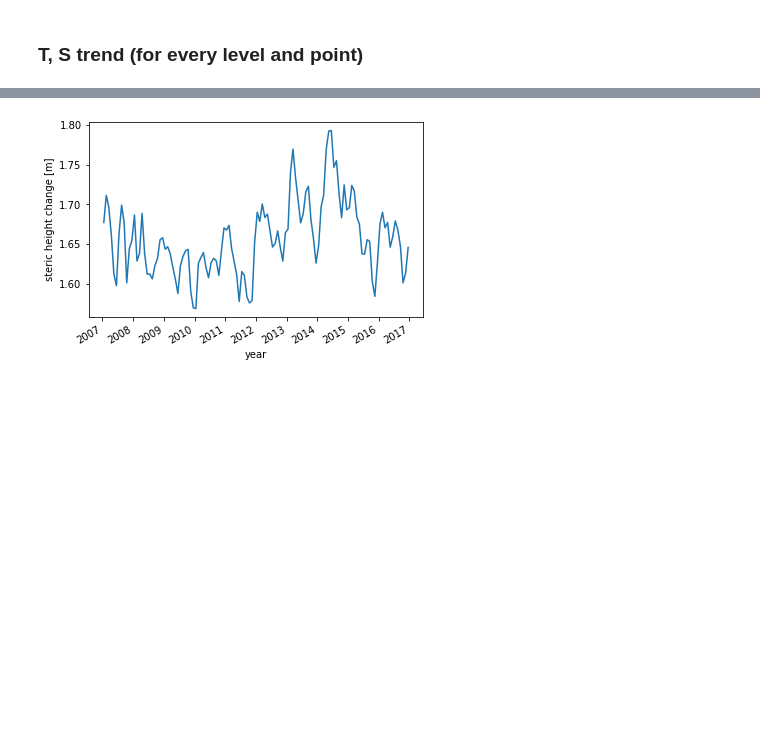
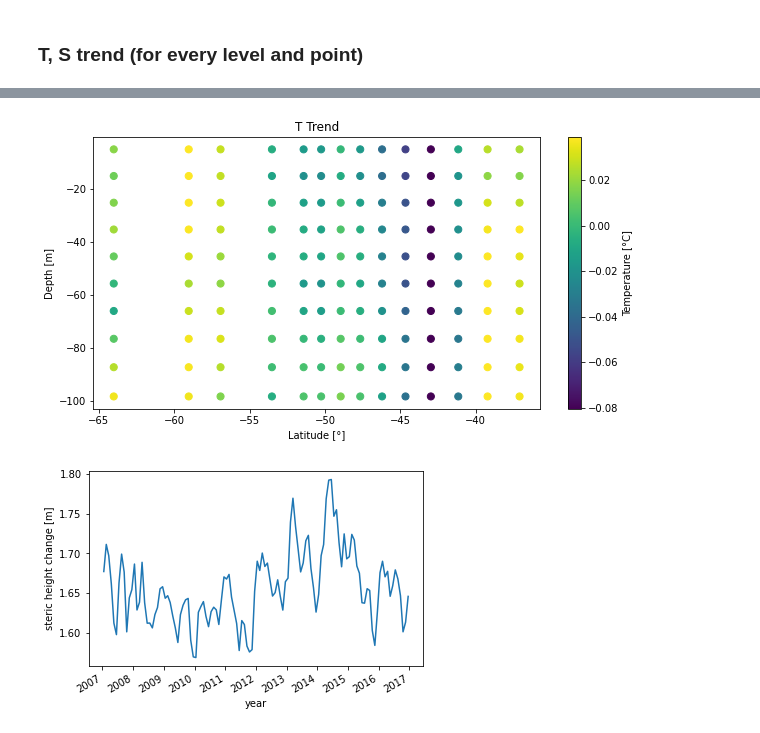
Before and after one commit to najona/st_height, a Jupyter notebook: st_height/comparison_splines_datasets.ipynb, the cells around one changed output, grey strips where cells are left out. Drawn from its saved outputs; the diff is of its cells as text; code cells hidden in the pictures; blank space fills up the shorter version.

```diff
--- a/st_height/comparison_splines_datasets.ipynb
+++ b/st_height/comparison_splines_datasets.ipynb
@@ -200,3 +222,17 @@ trend_T, trend_S = compareData(8, 0, 'en4-levitus')
+# %%
+marker_size=50
+plt.figure(figsize=(10,5))
+for d in range(0,10):
+    trend_T,trend_S,depth = compareData(d, 'en4-gouretski', 3, 2007, 2017, False)
+    plt.scatter(degN, -np.matlib.repmat(depth,len(degE),1), marker_size, c=trend_T)
+    plt.xlabel("Latitude [°]")
+    plt.ylabel("Depth [m]")
+    plt.title("T Trend")
+cbar= plt.colorbar()
+cbar.set_label("Temperature [°C]")
+plt.show()
+# %% [output]
+[figure, added]
 # %%
 # trend sth
 def trend_sth(OBP_point, level, dataset):
```
Also changed, not shown: parts of 2 cells of this notebook.
